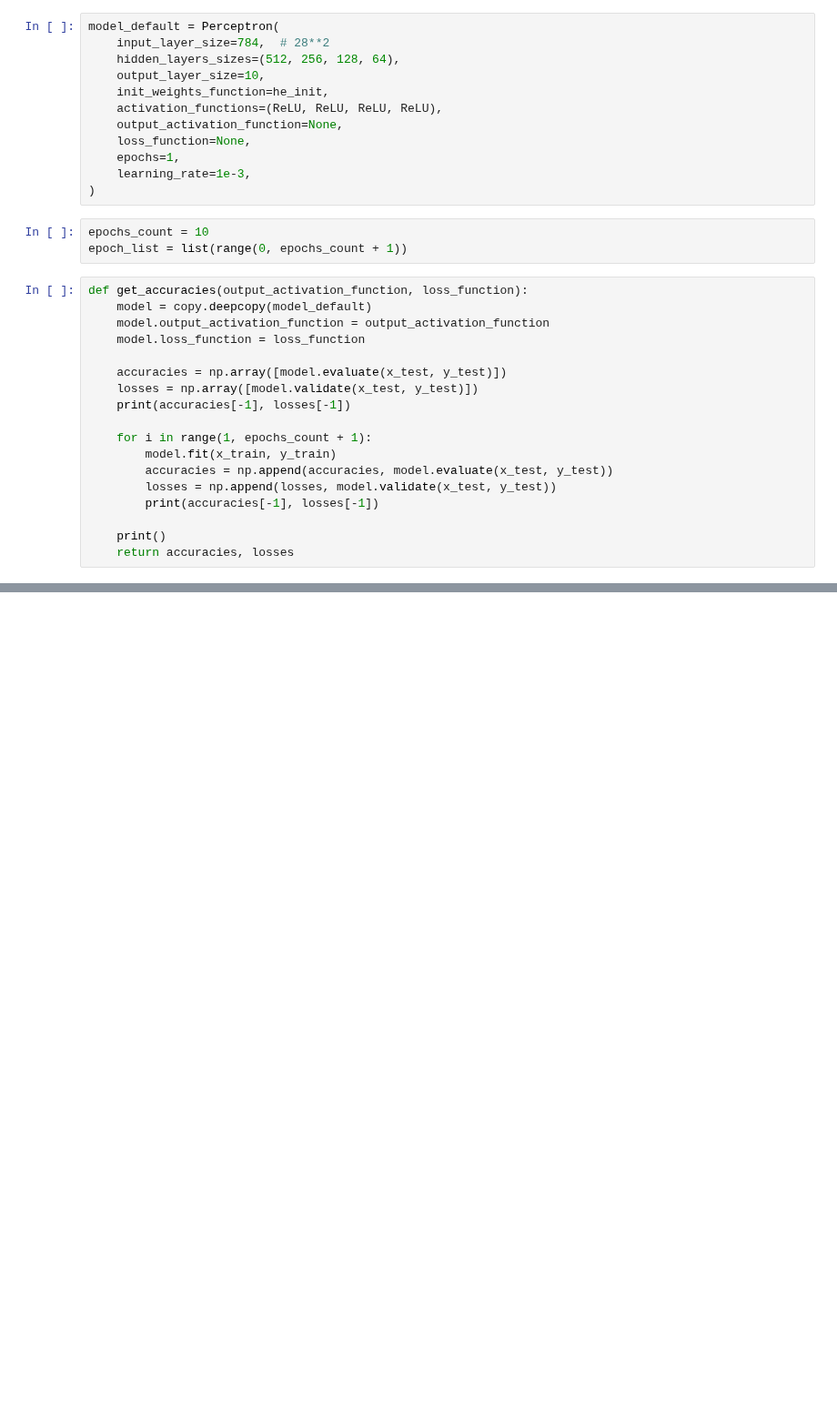
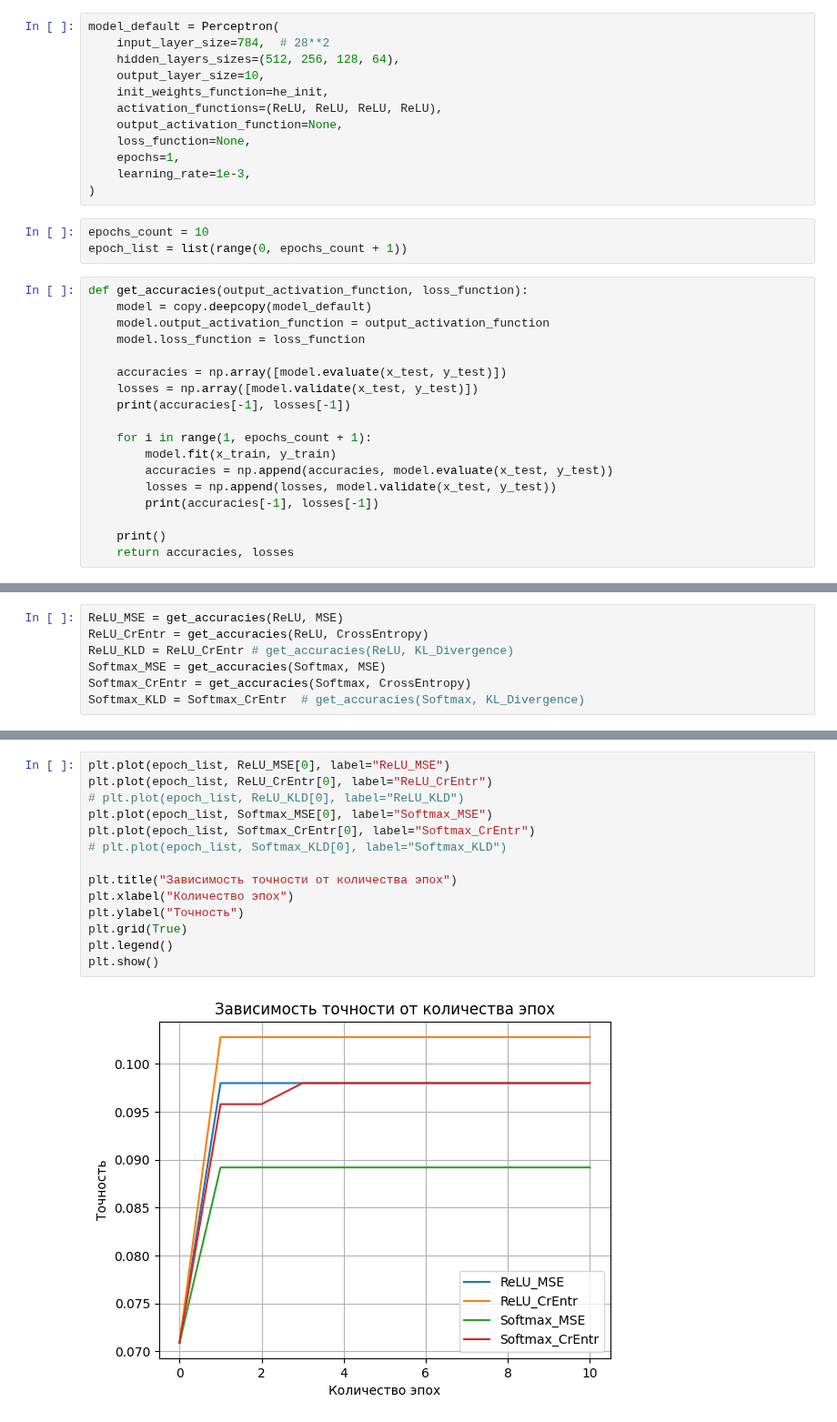
Before and after one commit to AngelicHedgehog/BMSTU-Theory-of-Artificial-Neural-Networks, a Jupyter notebook: hw2/hw2.ipynb, the cells around one changed output, grey strips where cells are left out. Shown at 91% size. Drawn from its saved outputs; the diff is of its cells as text; blank space fills up the shorter version.

```diff
--- a/hw2/hw2.ipynb
+++ b/hw2/hw2.ipynb
@@ -250,0 +327,7 @@ plt.show()
+# %%
+ReLU_MSE = get_accuracies(ReLU, MSE)
+ReLU_CrEntr = get_accuracies(ReLU, CrossEntropy)
+ReLU_KLD = ReLU_CrEntr # get_accuracies(ReLU, KL_Divergence)
+Softmax_MSE = get_accuracies(Softmax, MSE)
+Softmax_CrEntr = get_accuracies(Softmax, CrossEntropy)
+Softmax_KLD = Softmax_CrEntr  # get_accuracies(Softmax, KL_Divergence)
@@ -250,0 +352,16 @@ plt.show()
+# %%
+plt.plot(epoch_list, ReLU_MSE[0], label="ReLU_MSE")
+plt.plot(epoch_list, ReLU_CrEntr[0], label="ReLU_CrEntr")
+# plt.plot(epoch_list, ReLU_KLD[0], label="ReLU_KLD")
+plt.plot(epoch_list, Softmax_MSE[0], label="Softmax_MSE")
+plt.plot(epoch_list, Softmax_CrEntr[0], label="Softmax_CrEntr")
+# plt.plot(epoch_list, Softmax_KLD[0], label="Softmax_KLD")
+
+plt.title("Зависимость точности от количества эпох")
+plt.xlabel("Количество эпох")
+plt.ylabel("Точность")
+plt.grid(True)
+plt.legend()
+plt.show()
+# %% [output]
+[figure, added]
```
Also changed, not shown: parts of 14 cells of this notebook, 2 other files.
